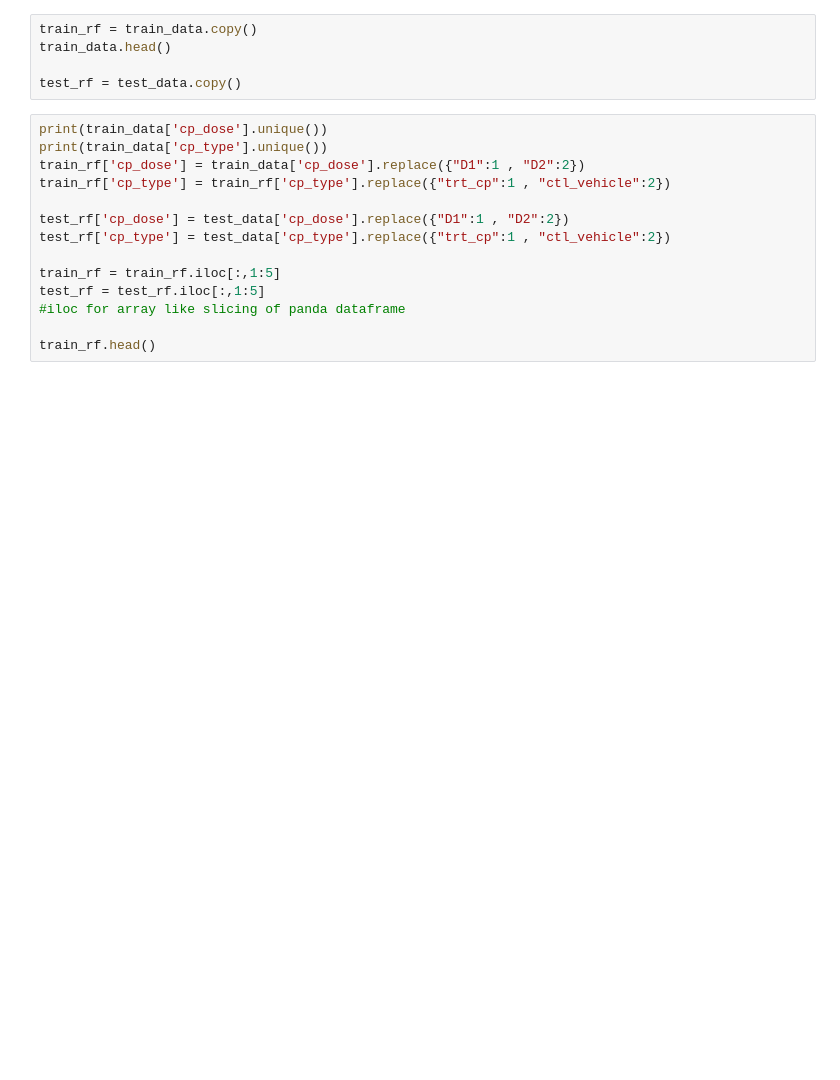
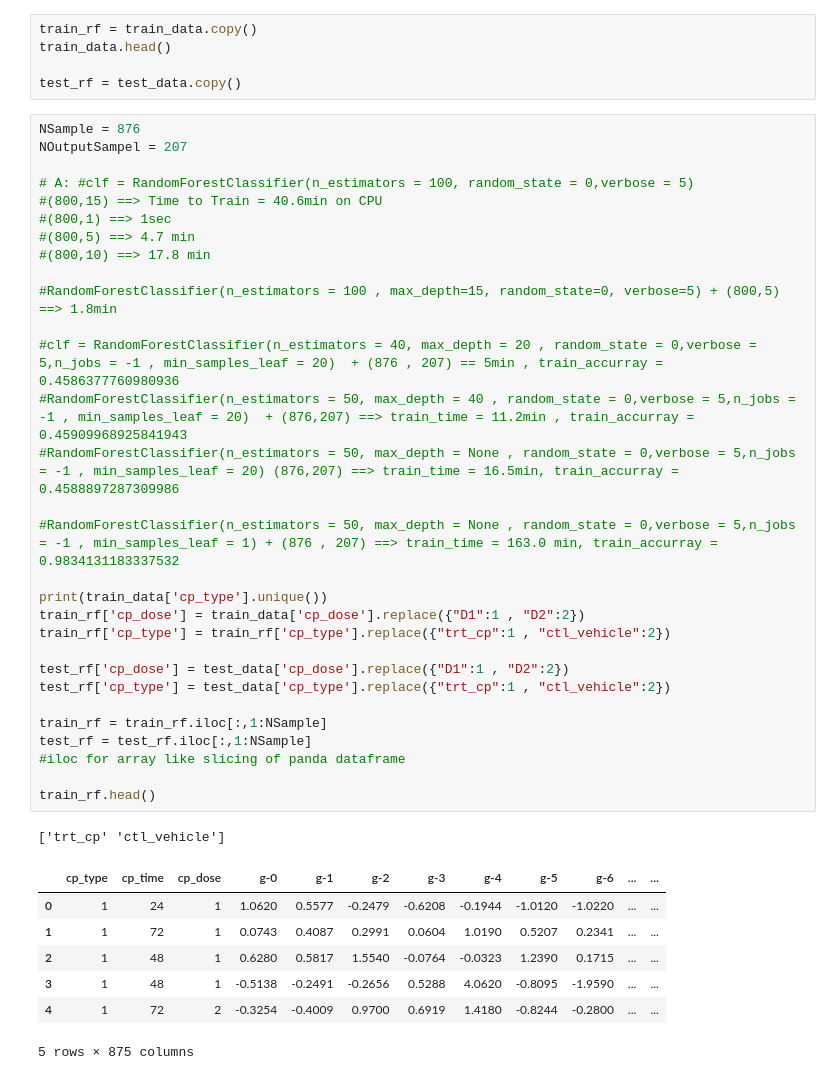
Before and after one commit to Pankaj5466/MoA, a Jupyter notebook: code1-12sep.ipynb, the cells around one changed output. Saved outputs shown, nothing was run; the diff lists cells and outputs as text; blank space fills up the shorter version.

```diff
--- a/code1-12sep.ipynb
+++ b/code1-12sep.ipynb
@@ -102,19 +197,44 @@ train_data.head()
 
 test_rf = test_data.copy()
 # %%
-print(train_data['cp_dose'].unique())
+NSample = 876
+NOutputSampel = 207
+
+# A: #clf = RandomForestClassifier(n_estimators = 100, random_state = 0,verbose = 5)
+#(800,15) ==> Time to Train = 40.6min on CPU
+#(800,1) ==> 1sec
+#(800,5) ==> 4.7 min
+#(800,10) ==> 17.8 min
+
+#RandomForestClassifier(n_estimators = 100 , max_depth=15, random_state=0, verbose=5) + (800,5) ==> 1.8min
+
+#clf = RandomForestClassifier(n_estimators = 40, max_depth = 20 , random_state = 0,verbose = 5,n_jobs = -1 , min_samples_leaf = 20)  + (876 , 207) == 5min , train_accurray = 0.4586377760980936
+#RandomForestClassifier(n_estimators = 50, max_depth = 40 , random_state = 0,verbose = 5,n_jobs = -1 , min_samples_leaf = 20)  + (876,207) ==> train_time = 11.2min , train_accurray = 0.45909968925841943
+#RandomForestClassifier(n_estimators = 50, max_depth = None , random_state = 0,verbose = 5,n_jobs = -1 , min_samples_leaf = 20) (876,207) ==> train_time = 16.5min, train_accurray = 0.4588897287309986
+
+#RandomForestClassifier(n_estimators = 50, max_depth = None , random_state = 0,verbose = 5,n_jobs = -1 , min_samples_leaf = 1) + (876 , 207) ==> train_time = 163.0 min, train_accurray = 0.9834131183337532
+
 print(train_data['cp_type'].unique())
 train_rf['cp_dose'] = train_data['cp_dose'].replace({"D1":1 , "D2":2})
 train_rf['cp_type'] = train_rf['cp_type'].replace({"trt_cp":1 , "ctl_vehicle":2})
 
 test_rf['cp_dose'] = test_data['cp_dose'].replace({"D1":1 , "D2":2})
 test_rf['cp_type'] = test_data['cp_type'].replace({"trt_cp":1 , "ctl_vehicle":2})
 
-train_rf = train_rf.iloc[:,1:5]
-test_rf = test_rf.iloc[:,1:5]
+train_rf = train_rf.iloc[:,1:NSample]
+test_rf = test_rf.iloc[:,1:NSample]
 #iloc for array like slicing of panda dataframe
 
 train_rf.head()
+# %% [output]
+['trt_cp' 'ctl_vehicle']
+|  | cp_type | cp_time | cp_dose | g-0 | g-1 | g-2 | g-3 | g-4 | g-5 | g-6 | ... | ... |
+| 0 | 1 | 24 | 1 | 1.0620 | 0.5577 | -0.2479 | -0.6208 | -0.1944 | -1.0120 | -1.0220 | ... | ... |
+| 1 | 1 | 72 | 1 | 0.0743 | 0.4087 | 0.2991 | 0.0604 | 1.0190 | 0.5207 | 0.2341 | ... | ... |
+| 2 | 1 | 48 | 1 | 0.6280 | 0.5817 | 1.5540 | -0.0764 | -0.0323 | 1.2390 | 0.1715 | ... | ... |
+| 3 | 1 | 48 | 1 | -0.5138 | -0.2491 | -0.2656 | 0.5288 | 4.0620 | -0.8095 | -1.9590 | ... | ... |
+| 4 | 1 | 72 | 2 | -0.3254 | -0.4009 | 0.9700 | 0.6919 | 1.4180 | -0.8244 | -0.2800 | ... | ... |
+5 rows × 875 columns
 # %%
 train_rf_array = train_rf.to_numpy()
 #train_target.head()
```
Also changed, not shown: parts of 20 cells of this notebook, 2 other files.
